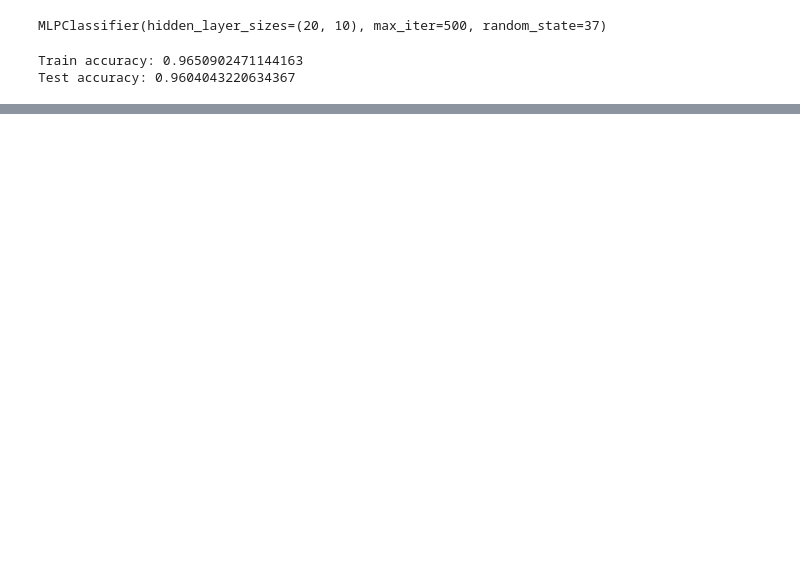
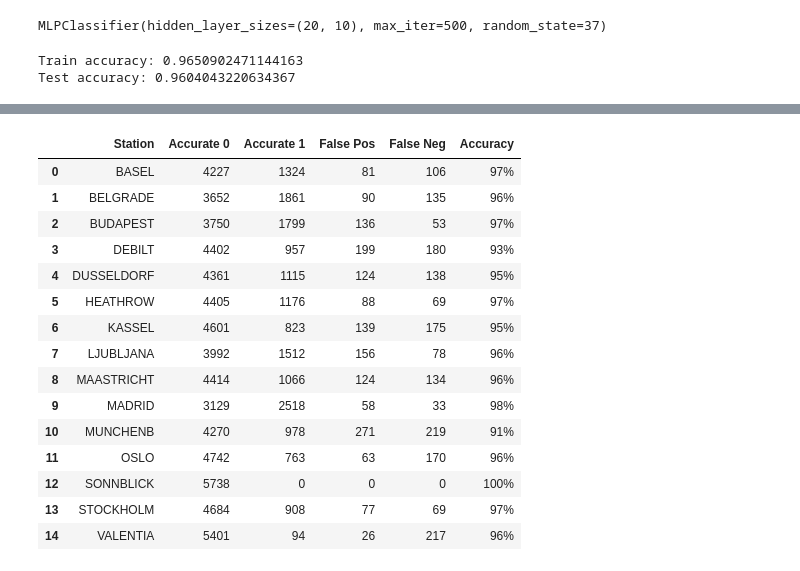
Before and after one commit to Julie-Fliorko/Pleasant-weather-predictions, a Jupyter notebook: Scripts/5. ANN.ipynb, the cells around one changed output, grey strips where cells are left out. Drawn from its saved outputs; the diff is of its cells as text; code cells hidden in the pictures; blank space fills up the shorter version.

```diff
--- a/Scripts/5. ANN.ipynb
+++ b/Scripts/5. ANN.ipynb
@@ -99,0 +100,41 @@ plt.show()
+# %%
+rows = []
+
+for station in y_test.columns:
+    y_true = y_test[station]
+    y_pred = y_pred_test[station]
+
+    tn, fp, fn, tp = confusion_matrix(
+        y_true, y_pred, labels=[0, 1]
+    ).ravel()
+
+    acc = (tn + tp) / (tn + tp + fp + fn)
+
+    rows.append({
+        "Station": station.replace("_pleasant_weather", ""),
+        "Accurate 0": tn,
+        "Accurate 1": tp,
+        "False Pos": fp,
+        "False Neg": fn,
+        "Accuracy": f"{acc:.0%}"
+    })
+
+ann_table = pd.DataFrame(rows)
+ann_table
+# %% [output]
+|  | Station | Accurate 0 | Accurate 1 | False Pos | False Neg | Accuracy |
+| 0 | BASEL | 4227 | 1324 | 81 | 106 | 97% |
+| 1 | BELGRADE | 3652 | 1861 | 90 | 135 | 96% |
+| 2 | BUDAPEST | 3750 | 1799 | 136 | 53 | 97% |
+| 3 | DEBILT | 4402 | 957 | 199 | 180 | 93% |
+| 4 | DUSSELDORF | 4361 | 1115 | 124 | 138 | 95% |
+| 5 | HEATHROW | 4405 | 1176 | 88 | 69 | 97% |
+| 6 | KASSEL | 4601 | 823 | 139 | 175 | 95% |
+| 7 | LJUBLJANA | 3992 | 1512 | 156 | 78 | 96% |
+| 8 | MAASTRICHT | 4414 | 1066 | 124 | 134 | 96% |
+| 9 | MADRID | 3129 | 2518 | 58 | 33 | 98% |
+| 10 | MUNCHENB | 4270 | 978 | 271 | 219 | 91% |
+| 11 | OSLO | 4742 | 763 | 63 | 170 | 96% |
+| 12 | SONNBLICK | 5738 | 0 | 0 | 0 | 100% |
+| 13 | STOCKHOLM | 4684 | 908 | 77 | 69 | 97% |
+| 14 | VALENTIA | 5401 | 94 | 26 | 217 | 96% |
```
Also changed, not shown: parts of 1 cell of this notebook, 4 other files.
